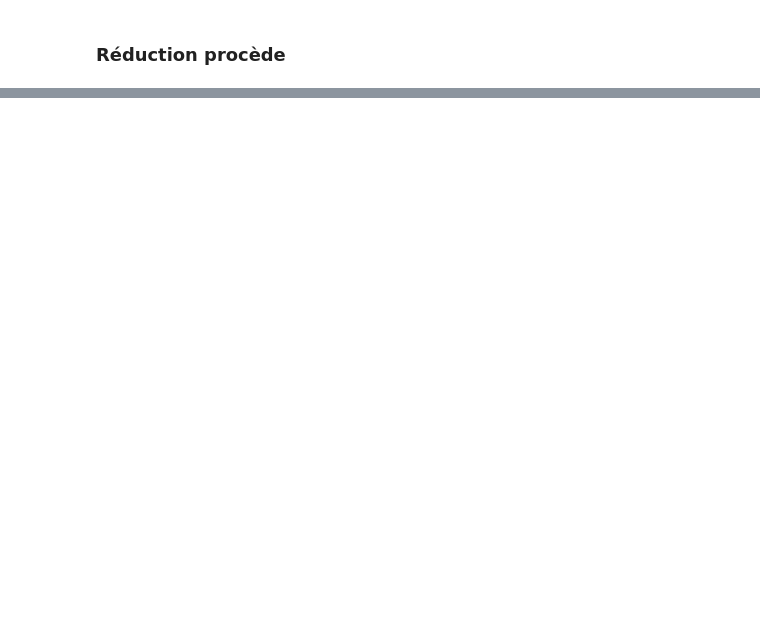
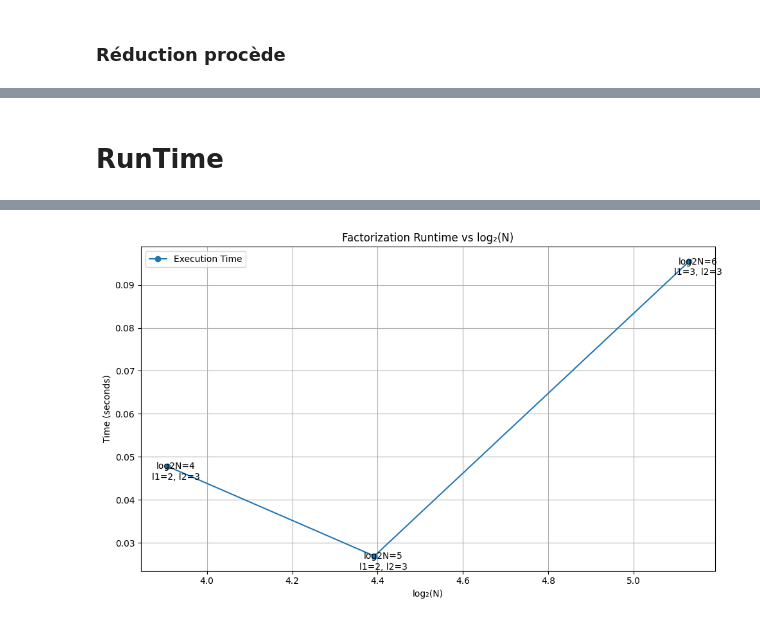
Before and after one commit to WWeishen/Factorization-Number, a Jupyter notebook: factorisationEntier.ipynb, the cells around one changed output, grey strips where cells are left out. Saved outputs shown, nothing was run; the diff lists cells and outputs as text; code cells hidden in the pictures; blank space fills up the shorter version.

```diff
--- a/factorisationEntier.ipynb
+++ b/factorisationEntier.ipynb
@@ -401,0 +418,13 @@ def model_ising(hamiltonian_expr):
+# %%
+def calcule_p_q(solution,p,q):
+    dic_varialbe_value = {}
+    for var in variables:
+        if(solution[var.name] == np.int8(1)):
+            dic_varialbe_value[var] = int(1)
+        else:
+            dic_varialbe_value[var] = int(0)
+
+    p_value = p.subs(dic_varialbe_value)
+    q_value = q.subs(dic_varialbe_value)
+
+    return (p_value.evalf(),q_value.evalf())
@@ -580,0 +551,5 @@ False
+# %%
+N=143
+l1=2
+l2=3
+factorization(N,l1,l2)
@@ -580,0 +561,58 @@ False
+# %% [markdown]
+# RunTime
+# %%
+import time
+import matplotlib.pyplot as plt
+import numpy as np
+
+# timer
+def measure_time(func, *args, **kwargs):
+    start = time.time()
+    result = func(*args, **kwargs)
+    end = time.time()
+    return result, end - start
+
+# test fonction
+def test_runtime(parameters):
+    logN_values = []
+    times = []
+
+    for N, l1, l2 in parameters:
+        # reset variables global
+        global variables, variables_Ising, dictionaire_auxiliary_variable, res
+        variables = []
+        variables_Ising = []
+        dictionaire_auxiliary_variable = {}
+        res = 1
+
+        # mesure time
+        _, elapsed_time = measure_time(factorization, N, l1, l2)
+        logN_values.append(np.log2(N))
+        times.append(elapsed_time)
+        print(f"N={N}, l1={l1}, l2={l2}: Time = {elapsed_time:.4f} sec")
+
+    return logN_values, times
+
+
+parameters = [(15,2,3), (21,2,3), (35,3,3), ]
+#  (65,3,4),(143,4,4),(403,4,5),(899,5,50)
+logN_values, times = test_runtime(parameters)
+
+plt.figure(figsize=(10, 6))
+plt.plot(logN_values, times, 'o-', label='Execution Time')
+plt.xlabel('log₂(N)')
+plt.ylabel('Time (seconds)')
+plt.title('Factorization Runtime vs log₂(N)')
+plt.grid(True)
+plt.legend()
+
+for i, (N, l1, l2) in enumerate(parameters):
+    plt.annotate(f'log2N={math.ceil(math.log2(N))}\nl1={l1}, l2={l2}',
+                 (logN_values[i], times[i]),
+                 textcoords="offset points",
+                 xytext=(10,-15),
+                 ha='center')
+
+plt.tight_layout()
+plt.show()
+# %% [output]
@@ -580,0 +637 @@ False
+[figure, added]
```
Also changed, not shown: parts of 81 cells of this notebook.
